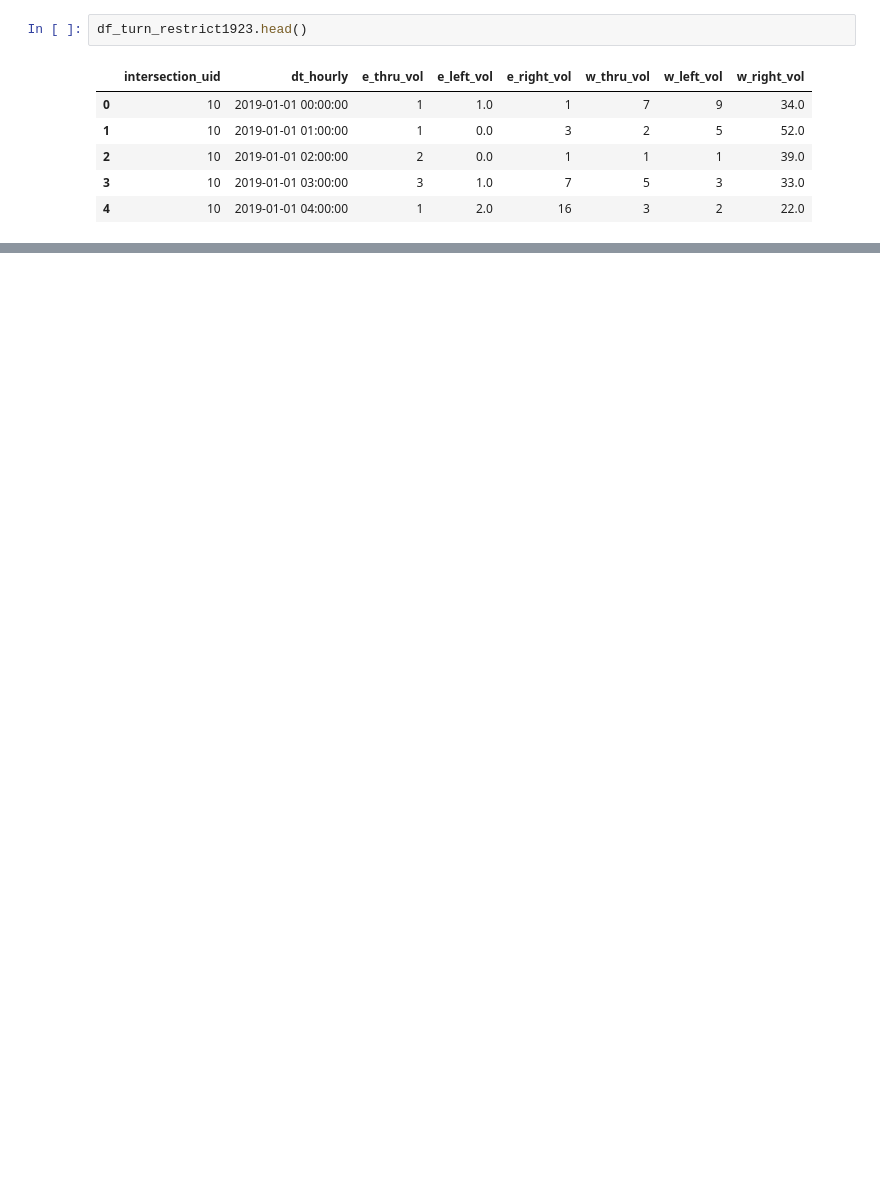
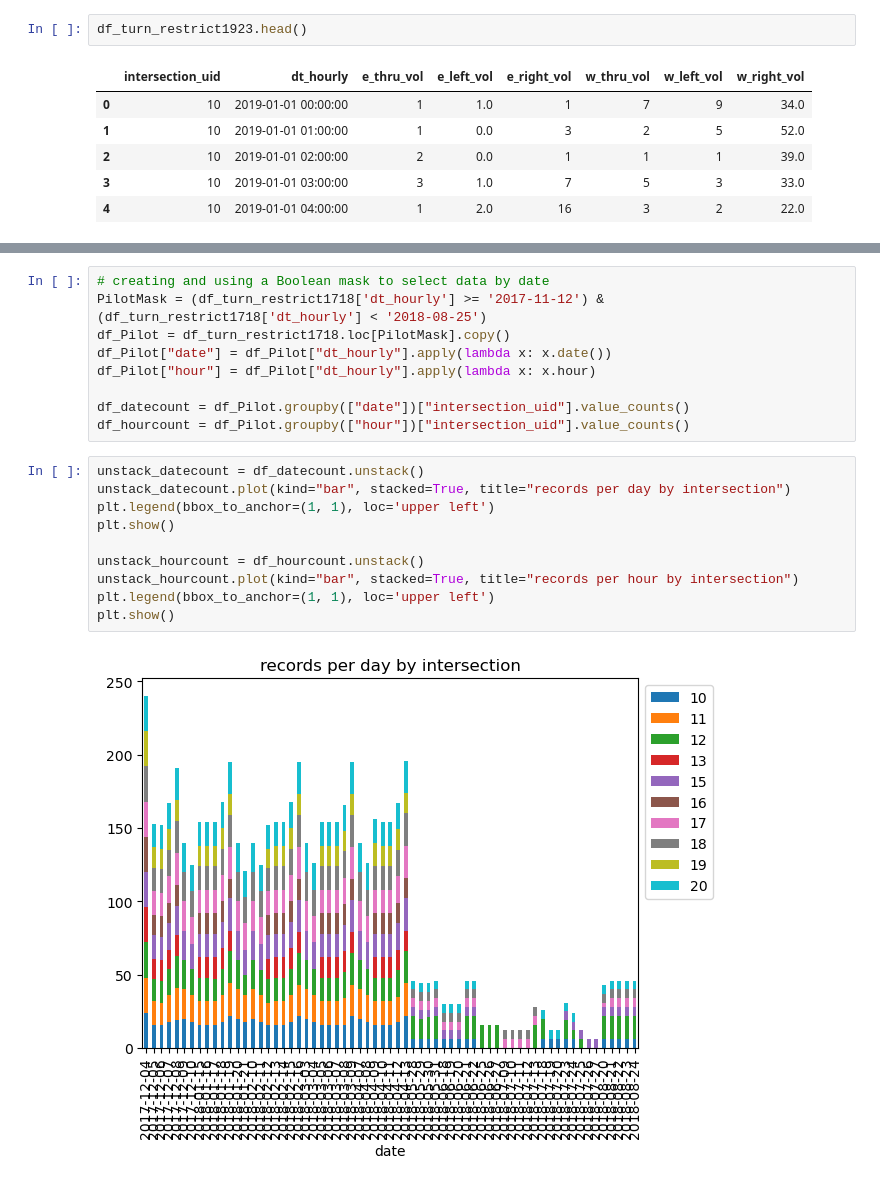
Before and after one commit to schoolofcities/king-street-toronto, a Jupyter notebook: analysis/King St Init EDA.ipynb, the cells around one changed output, grey strips where cells are left out. Saved outputs shown, nothing was run; the diff lists cells and outputs as text; blank space fills up the shorter version.

```diff
--- a/analysis/King St Init EDA.ipynb
+++ b/analysis/King St Init EDA.ipynb
@@ -66,0 +244,21 @@ print(type(df_turn_restrict1923["dt_hourly"][0]))
+# %%
+# creating and using a Boolean mask to select data by date
+PilotMask = (df_turn_restrict1718['dt_hourly'] >= '2017-11-12') & (df_turn_restrict1718['dt_hourly'] < '2018-08-25')
+df_Pilot = df_turn_restrict1718.loc[PilotMask].copy()
+df_Pilot["date"] = df_Pilot["dt_hourly"].apply(lambda x: x.date())
+df_Pilot["hour"] = df_Pilot["dt_hourly"].apply(lambda x: x.hour)
+
+df_datecount = df_Pilot.groupby(["date"])["intersection_uid"].value_counts()
+df_hourcount = df_Pilot.groupby(["hour"])["intersection_uid"].value_counts()
+# %%
+unstack_datecount = df_datecount.unstack()
+unstack_datecount.plot(kind="bar", stacked=True, title="records per day by intersection")
+plt.legend(bbox_to_anchor=(1, 1), loc='upper left')
+plt.show()
+
+unstack_hourcount = df_hourcount.unstack()
+unstack_hourcount.plot(kind="bar", stacked=True, title="records per hour by intersection")
+plt.legend(bbox_to_anchor=(1, 1), loc='upper left')
+plt.show()
+# %% [output]
+[figure, added]
```
Also changed, not shown: parts of 49 cells of this notebook, 3 other files.
